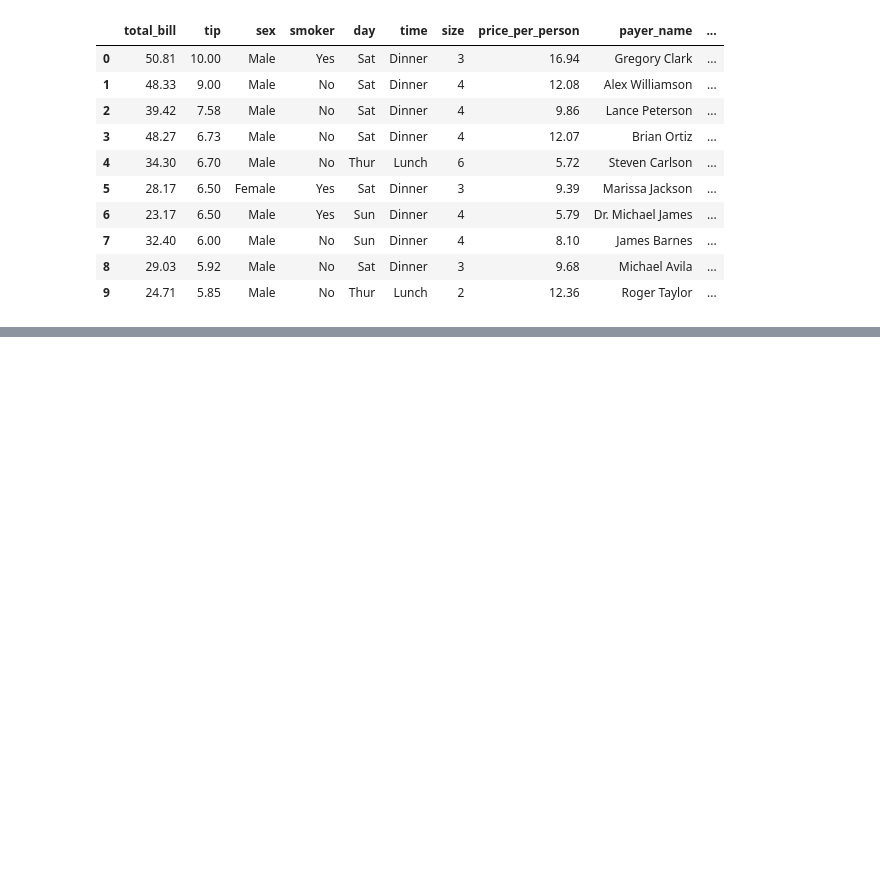
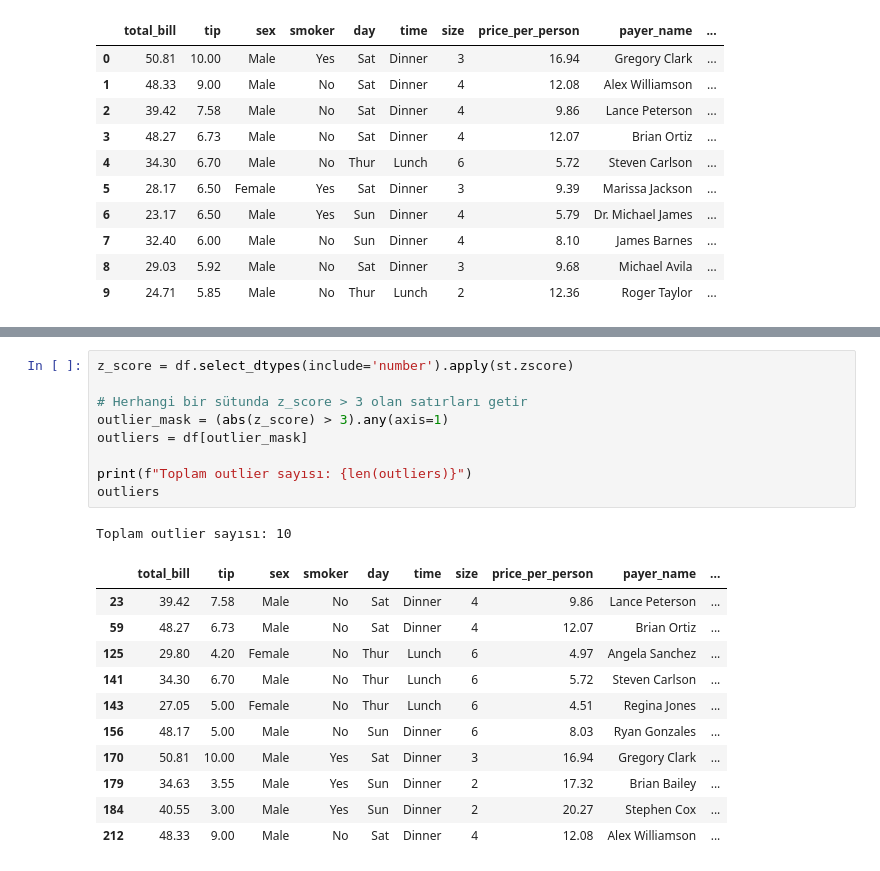
Before and after one commit to BulutMehmetAli/Machine-Learning-Journey, a Jupyter notebook: Pandas/ProgressiveOverloading.ipynb, the cells around one changed output, grey strips where cells are left out. Drawn from its saved outputs; the diff is of its cells as text; blank space fills up the shorter version.

```diff
--- a/Pandas/ProgressiveOverloading.ipynb
+++ b/Pandas/ProgressiveOverloading.ipynb
@@ -673,0 +838,22 @@ df.head(10)
+# %%
+z_score = df.select_dtypes(include='number').apply(st.zscore)
+
+# Herhangi bir sütunda z_score > 3 olan satırları getir
+outlier_mask = (abs(z_score) > 3).any(axis=1)
+outliers = df[outlier_mask]
+
+print(f"Toplam outlier sayısı: {len(outliers)}")
+outliers
+# %% [output]
+Toplam outlier sayısı: 10
+|  | total_bill | tip | sex | smoker | day | time | size | price_per_person | payer_name | ... |
+| 23 | 39.42 | 7.58 | Male | No | Sat | Dinner | 4 | 9.86 | Lance Peterson | ... |
+| 59 | 48.27 | 6.73 | Male | No | Sat | Dinner | 4 | 12.07 | Brian Ortiz | ... |
+| 125 | 29.80 | 4.20 | Female | No | Thur | Lunch | 6 | 4.97 | Angela Sanchez | ... |
+| 141 | 34.30 | 6.70 | Male | No | Thur | Lunch | 6 | 5.72 | Steven Carlson | ... |
+| 143 | 27.05 | 5.00 | Female | No | Thur | Lunch | 6 | 4.51 | Regina Jones | ... |
+| 156 | 48.17 | 5.00 | Male | No | Sun | Dinner | 6 | 8.03 | Ryan Gonzales | ... |
+| 170 | 50.81 | 10.00 | Male | Yes | Sat | Dinner | 3 | 16.94 | Gregory Clark | ... |
+| 179 | 34.63 | 3.55 | Male | Yes | Sun | Dinner | 2 | 17.32 | Brian Bailey | ... |
+| 184 | 40.55 | 3.00 | Male | Yes | Sun | Dinner | 2 | 20.27 | Stephen Cox | ... |
+| 212 | 48.33 | 9.00 | Male | No | Sat | Dinner | 4 | 12.08 | Alex Williamson | ... |
```
Also changed, not shown: parts of 28 cells of this notebook.
